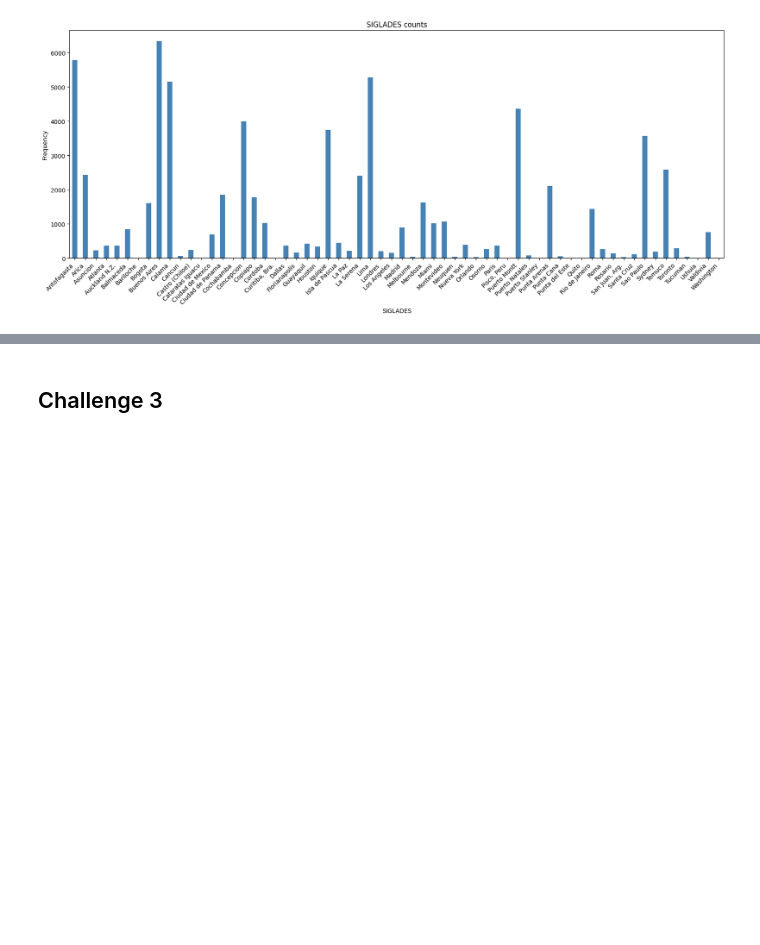
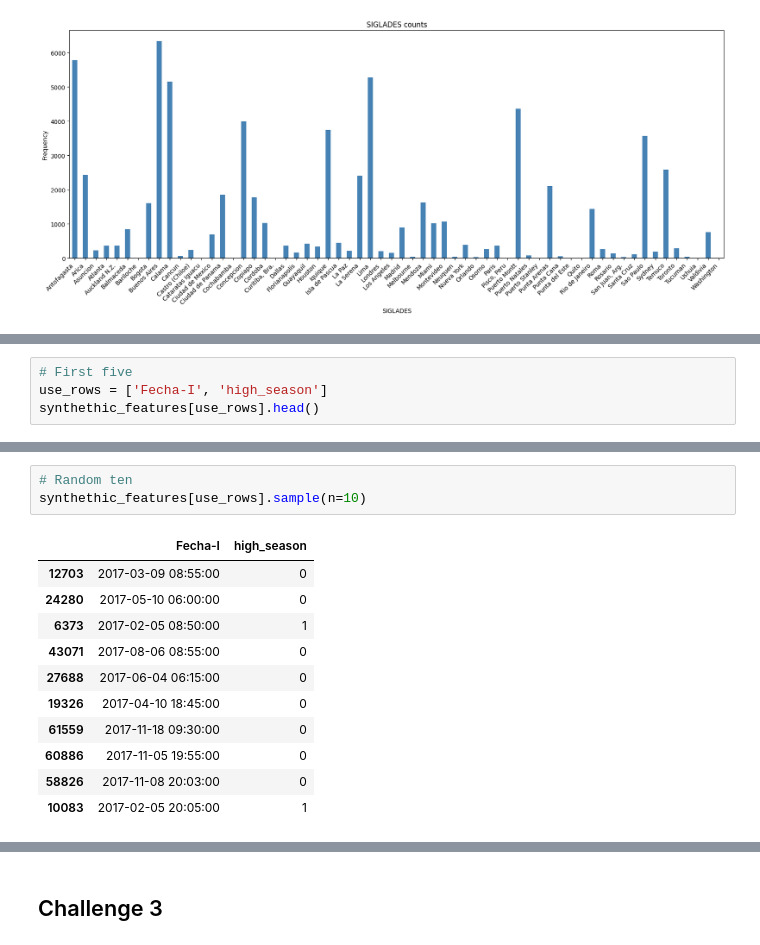
Before and after one commit to mabarcaj/LATAM_Data_Scientist_Challenge, a Jupyter notebook: solution.ipynb, the cells around one changed output, grey strips where cells are left out. Drawn from its saved outputs; the diff is of its cells as text; blank space fills up the shorter version.

```diff
--- a/solution.ipynb
+++ b/solution.ipynb
@@ -570,0 +609,4 @@ In conclusion, the year 2017 was a year where most of the air traffic was made b
+# %%
+# First five
+use_rows = ['Fecha-I', 'high_season']
+synthethic_features[use_rows].head()
@@ -570,0 +630,15 @@ In conclusion, the year 2017 was a year where most of the air traffic was made b
+# %%
+# Random ten
+synthethic_features[use_rows].sample(n=10)
+# %% [output]
+|  | Fecha-I | high_season |
+| 12703 | 2017-03-09 08:55:00 | 0 |
+| 24280 | 2017-05-10 06:00:00 | 0 |
+| 6373 | 2017-02-05 08:50:00 | 1 |
+| 43071 | 2017-08-06 08:55:00 | 0 |
+| 27688 | 2017-06-04 06:15:00 | 0 |
+| 19326 | 2017-04-10 18:45:00 | 0 |
+| 61559 | 2017-11-18 09:30:00 | 0 |
+| 60886 | 2017-11-05 19:55:00 | 0 |
+| 58826 | 2017-11-08 20:03:00 | 0 |
+| 10083 | 2017-02-05 20:05:00 | 1 |
```
Also changed, not shown: parts of 17 cells of this notebook, 1 other file.
